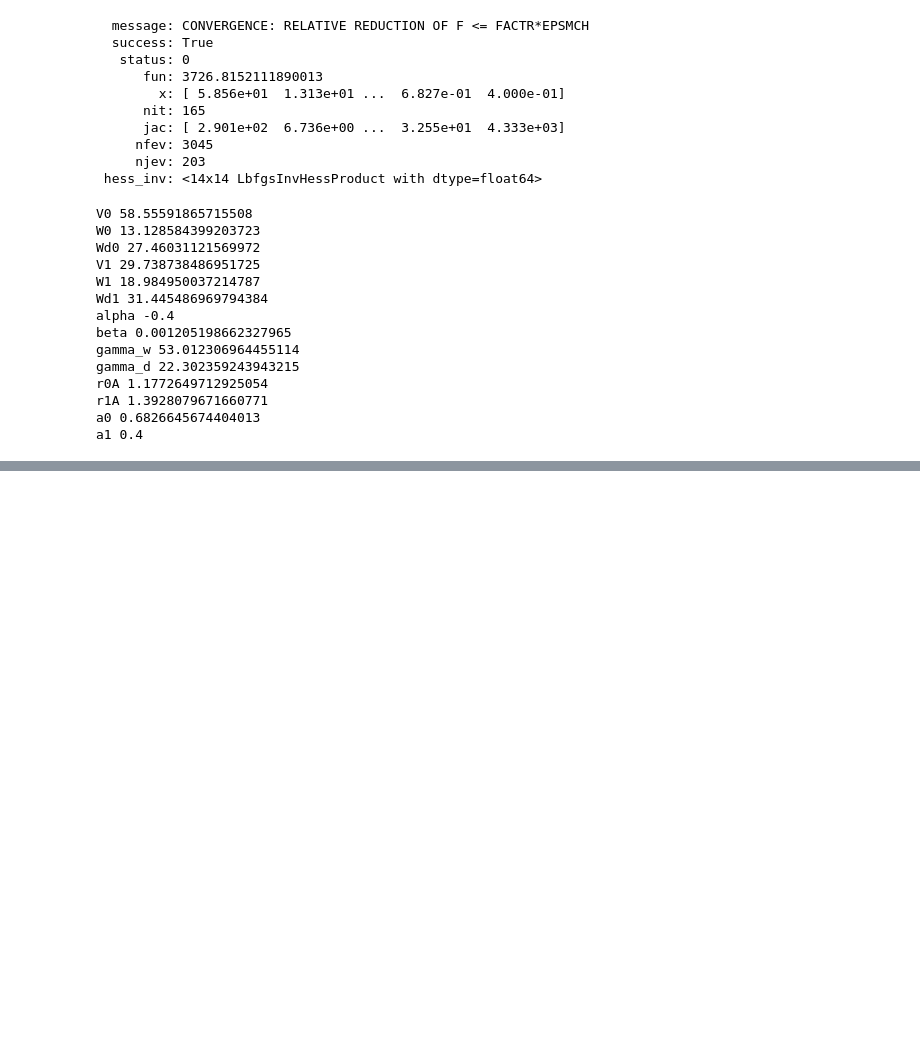
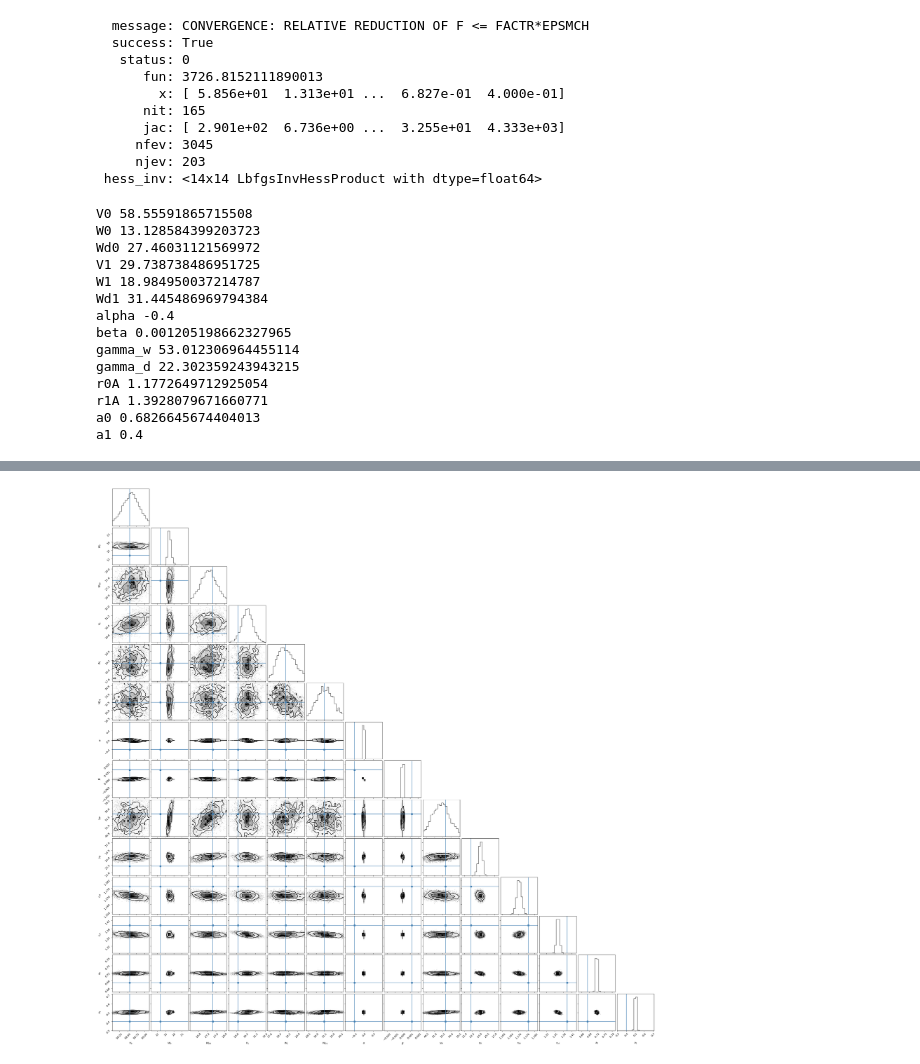
Before and after one commit to beykyle/elm, a Jupyter notebook: mlem/mlem.ipynb, the cells around one changed output, grey strips where cells are left out. Drawn from its saved outputs; the diff is of its cells as text; code cells hidden in the pictures; blank space fills up the shorter version.

Commit message:
add plot

```diff
--- a/mlem/mlem.ipynb
+++ b/mlem/mlem.ipynb
@@ -152,0 +175,14 @@ a1 0.4
+# %%
+x0 = np.mean(good_samples[:, mask], axis=0)
+std = np.std(good_samples[:,mask], axis=0)
+delta = np.max( np.array([ np.abs(x0 - result.x), std]), axis=0)
+ranges = [ (x- d*2, x+d*2) for x,d in zip(x0,delta) ]
+
+c = corner(
+    good_samples[:, mask],
+    truths=result.x,
+    labels=[f"${p.latex_name}$" for p in elm.params],
+    range=ranges,
+
+)
+# %% [output]
@@ -152,0 +203 @@ a1 0.4
+[figure, added]
```
Also changed, not shown: parts of 3 cells of this notebook.
